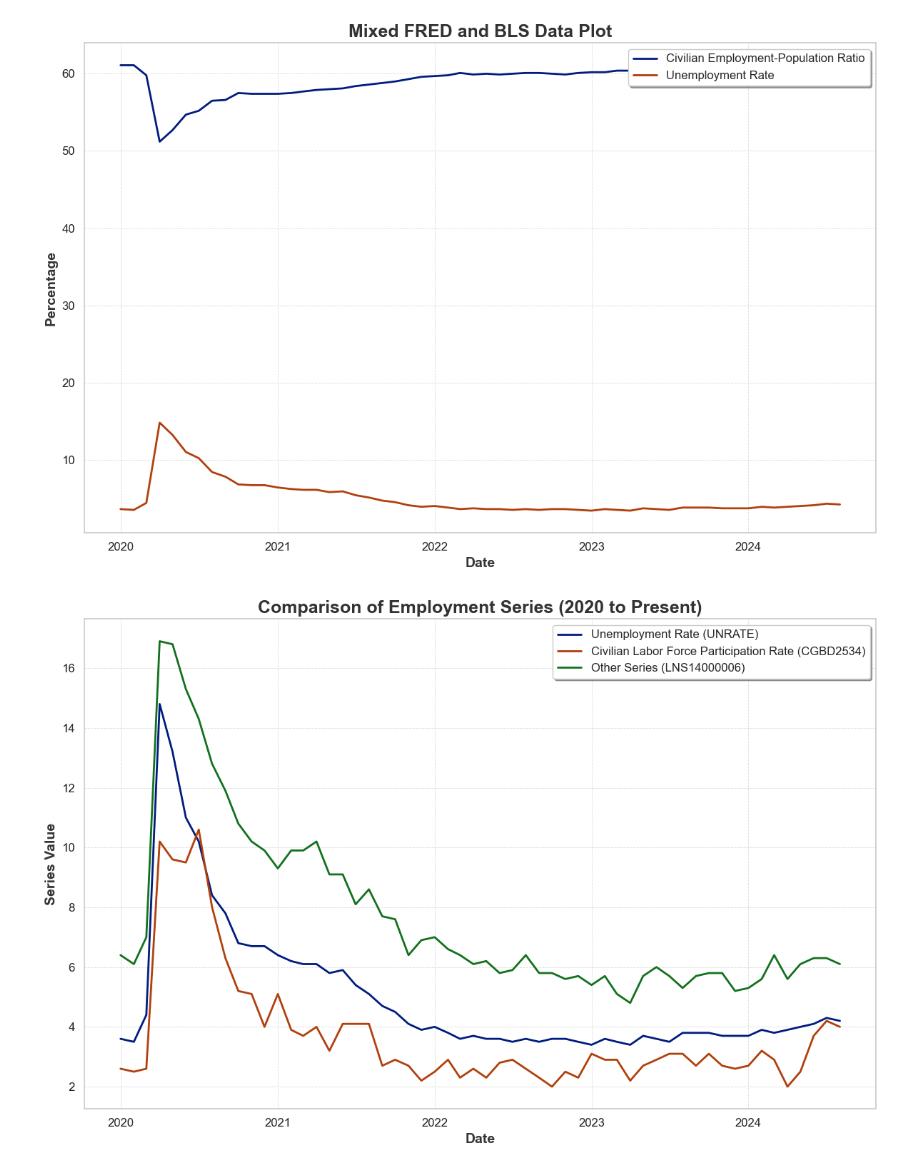
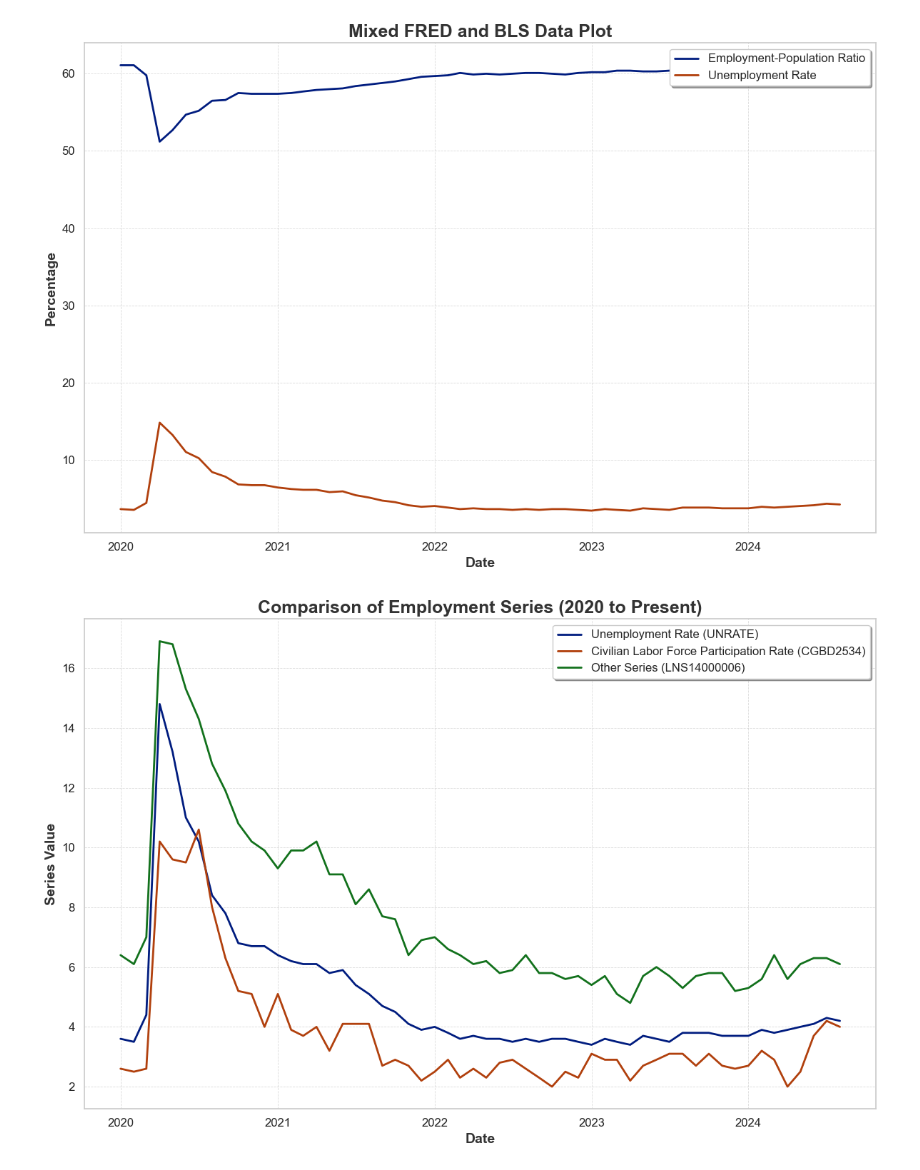
Before and after one commit to AkeBoss-tech/FEDChallenge, a Jupyter notebook: main.ipynb, the cells around one changed output. Saved outputs shown, nothing was run; the diff lists cells and outputs as text; code cells hidden in the pictures.

Commit message:
get rid of unnecessary generator

```diff
--- a/main.ipynb
+++ b/main.ipynb
@@ -22,7 +22,7 @@ def plot_series(series_dict, title, legend_text_generator, from_date='2000-01-01
     Parameters:
     - series_dict: Dictionary where keys are series IDs and values are the source ('FRED' or 'BLS')
     - title: The title of the plot
-    - legend_text_generator: A generator that provides custom text for the legend for each series
+    - legend_text_generator: A list that provides custom text for the legend for each series
     - from_date: The starting date for the series (default is '2000-01-01')
     - x_label: The label for the x-axis (default is 'Date')
     - y_label: The label for the y-axis (default is 'Series Value')
@@ -70,7 +70,7 @@ def plot_series(series_dict, title, legend_text_generator, from_date='2000-01-01
     # Plot each series
     for idx in range(len(series_dict)):
         sns.lineplot(x='Date', y=f'Value_{idx}', data=merged_df,
-                     label=next(legend_text_generator), linewidth=2)
+                     label=legend_text_generator[idx], linewidth=2)
 
     # Enhance the title and labels
     plt.title(title, fontsize=18, weight='bold', color='#333333')
@@ -95,21 +95,17 @@ def plot_series(series_dict, title, legend_text_generator, from_date='2000-01-01
 # %%
 # Define the series IDs and their sources
 # Define the series IDs and their sources
 series_dict = {
     'EMRATIO': 'FRED',       # Civilian Employment-Population Ratio (FRED, Percentage)
     'LNS14000000': 'BLS'     # Unemployment Rate (BLS, Percentage)
 }
 
-
-# Define a generator that produces legend text
-def legend_text_generator():
-    yield "Civilian Employment-Population Ratio"
-    yield "Unemployment Rate"
+legend = ['Employment-Population Ratio', 'Unemployment Rate']
 
 # Call the function with your custom inputs
-plot_series(series_dict, 'Mixed FRED and BLS Data Plot', legend_text_generator(), from_date='2020-01-01', y_label='Percentage')
+plot_series(series_dict, 'Mixed FRED and BLS Data Plot', legend, from_date='2020-01-01', y_label='Percentage')
 # %% [output]
-[figure, old version]
+[figure, new version]
 # %%
 # Define the series IDs you want to plot
 series_ids = {
```
Also changed, not shown: parts of 1 cell of this notebook.
